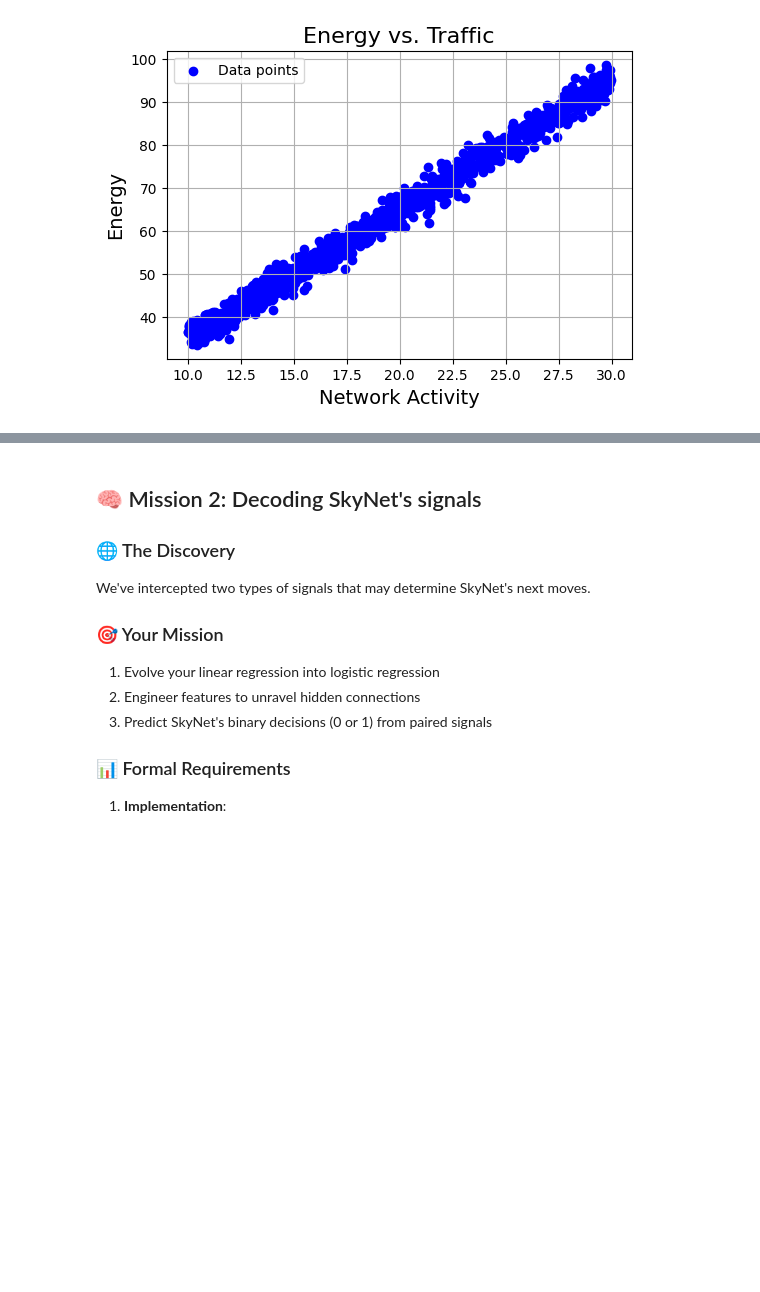
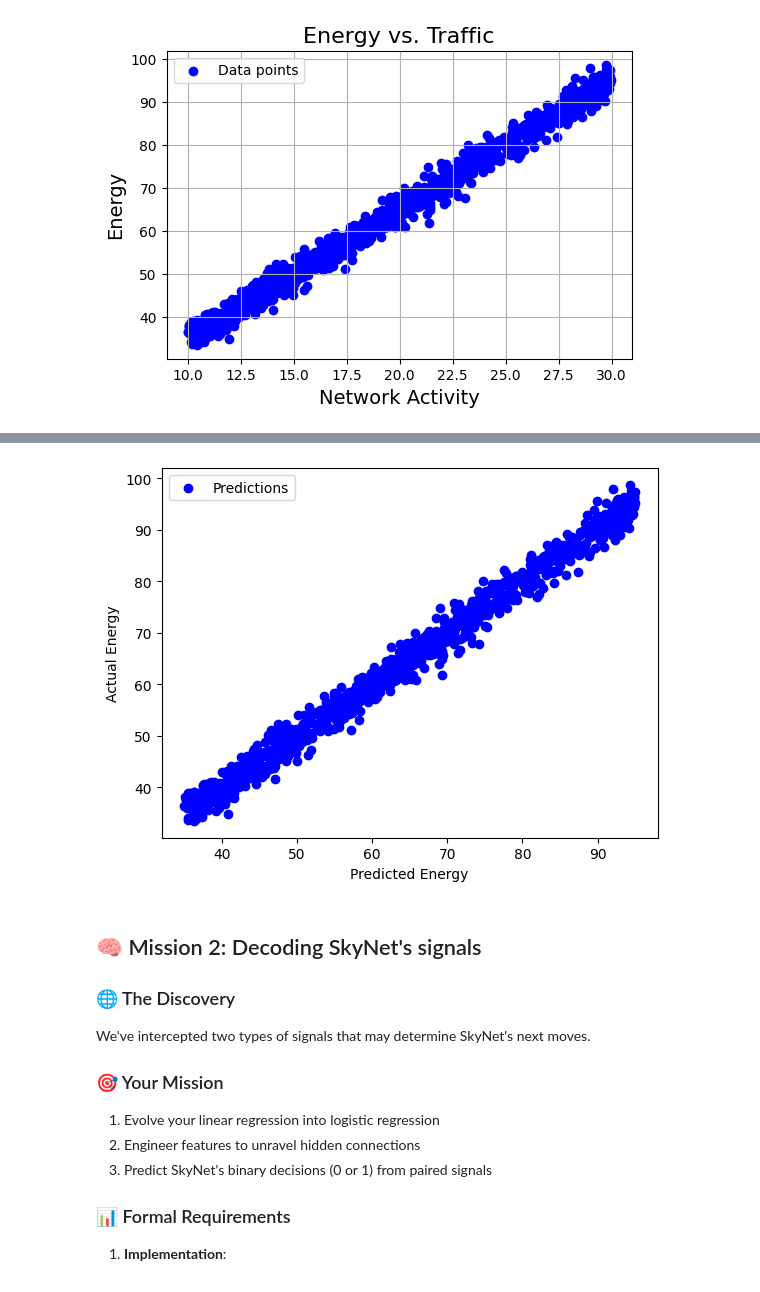
Before and after one commit to kaamyashinde/supervised-learning, a Jupyter notebook: Chapter_1.ipynb, the cells around one changed output, grey strips where cells are left out. Drawn from its saved outputs; the diff is of its cells as text; code cells hidden in the pictures; blank space fills up the shorter version.

Commit message:
display pred energy vs actuale nergy

```diff
--- a/Chapter_1.ipynb
+++ b/Chapter_1.ipynb
@@ -89,4 +89,4 @@ lr = LinearRegression(epochs=train_epochs)
 
 lr.fit(data[['Net_Activity']], data['Energy'])
 
-lr.predict(data[['Net_Activity']])
+predictions = lr.predict(data[['Net_Activity']])
@@ -114,3 +100,11 @@ plt.show()
+# %%
+plt.scatter(predictions, data['Energy'], c='blue', label="Predictions")
+plt.xlabel("Predicted Energy")
+plt.ylabel("Actual Energy")
+plt.legend()
+plt.show()
+# %% [output]
+[figure, added]
 # %% [markdown]
 ## 🧠 Mission 2: Decoding SkyNet's signals
 
```
Also changed, not shown: parts of 2 cells of this notebook.
